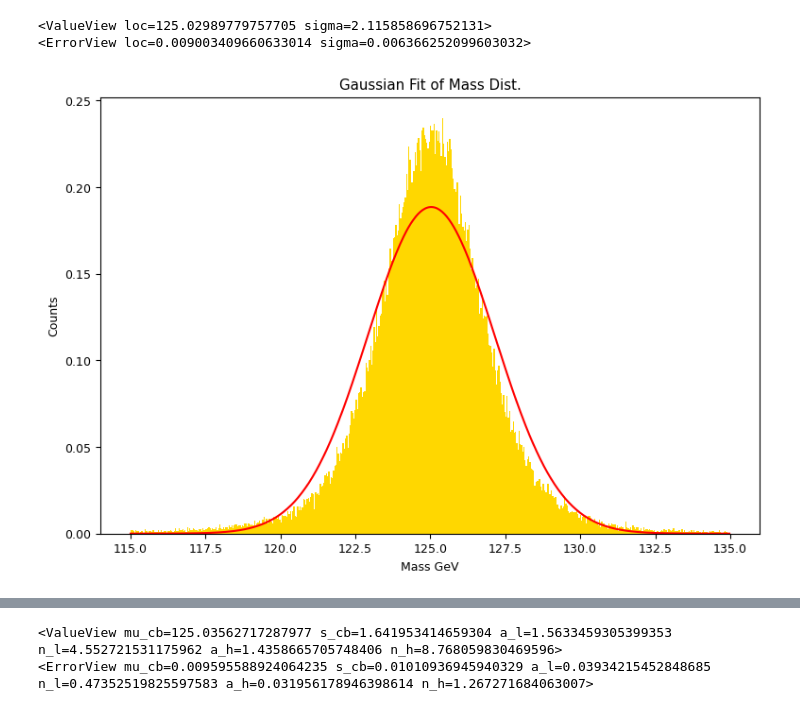
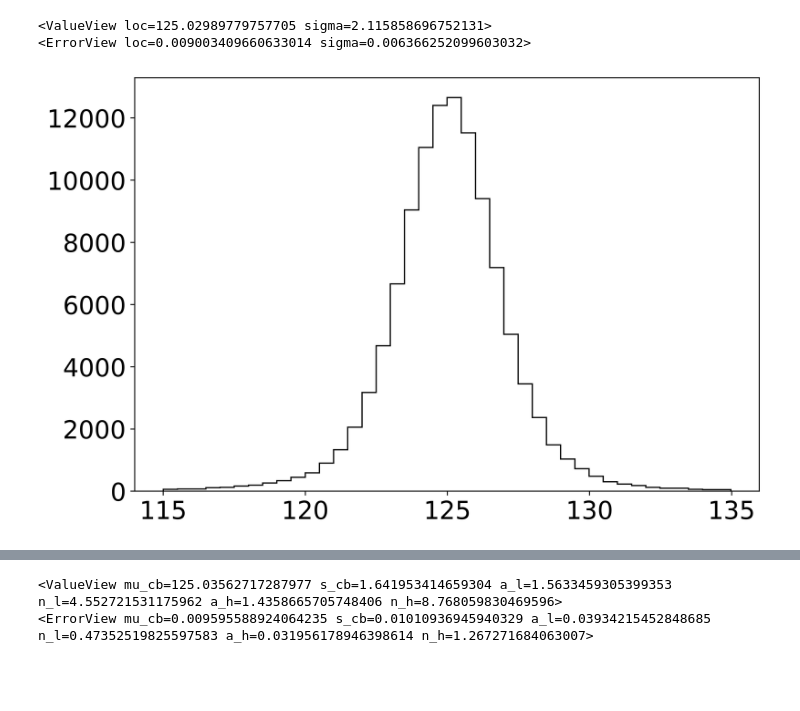
Before and after one commit to dgeorgescu1/Higgs-to-single-top-ATLAS, a Jupyter notebook: tH_gamgam - yy.ipynb, the cells around one changed output, grey strips where cells are left out. Cells and saved outputs as stored; diff of their text form; code cells hidden in the pictures; blank space fills up the shorter version.

```diff
--- a/tH_gamgam - yy.ipynb
+++ b/tH_gamgam - yy.ipynb
@@ -171,15 +172,7 @@ print(m_comb_g.errors)
 # %% [output]
 <ValueView loc=125.02989779757705 sigma=2.115858696752131>
 <ErrorView loc=0.009003409660633014 sigma=0.006366252099603032>
-# %%
-n, bins, patches = plt.hist(H_array, bins = 500, color = 'gold', density = True);
-
-x = bins
-y = pdf_g(x, *m_comb_g.values)
-
-plt.plot(x, y, 'red')
-plt.xlabel('Mass GeV')
-plt.ylabel('Counts')
-plt.title('Gaussian Fit of Mass Dist.');
-# %% [output]
-[figure, removed]
+# %%
+n, bins, patches = plt.hist(H_array, bins = 40, color = 'black', histtype=u'step');
+# %% [output]
+[figure, added]
```
Also changed, not shown: parts of 8 cells of this notebook, 7 other files.
